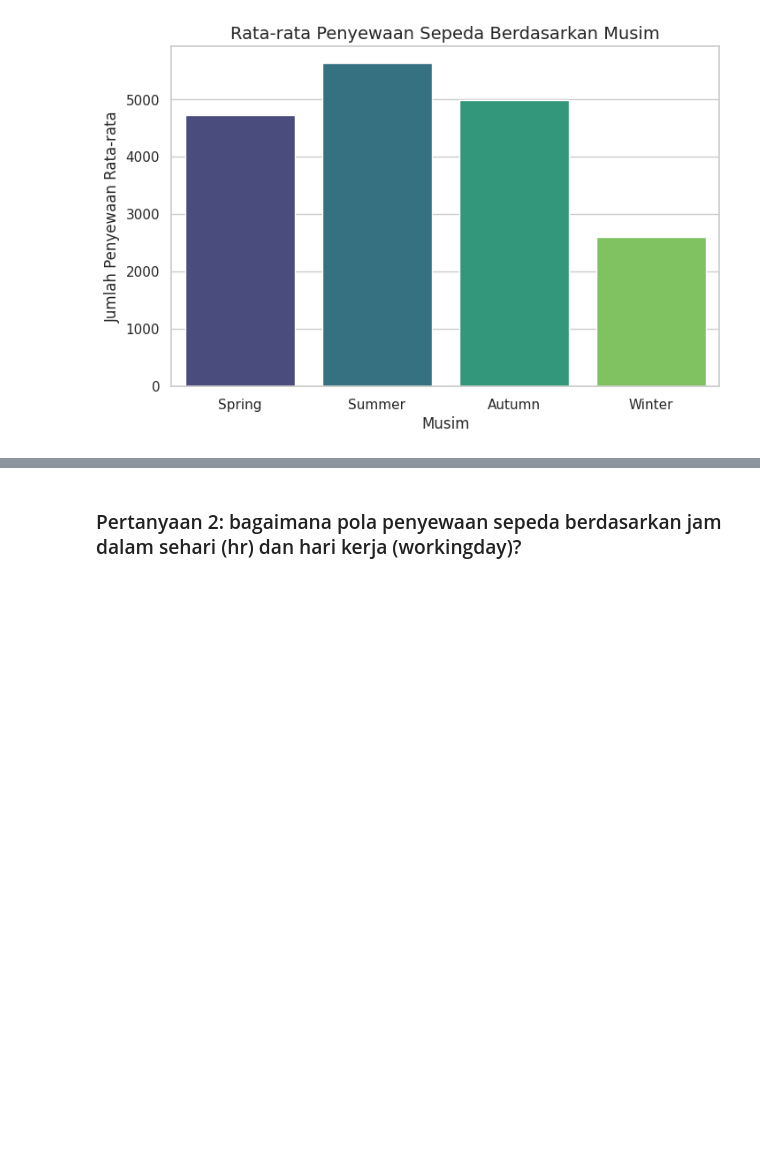
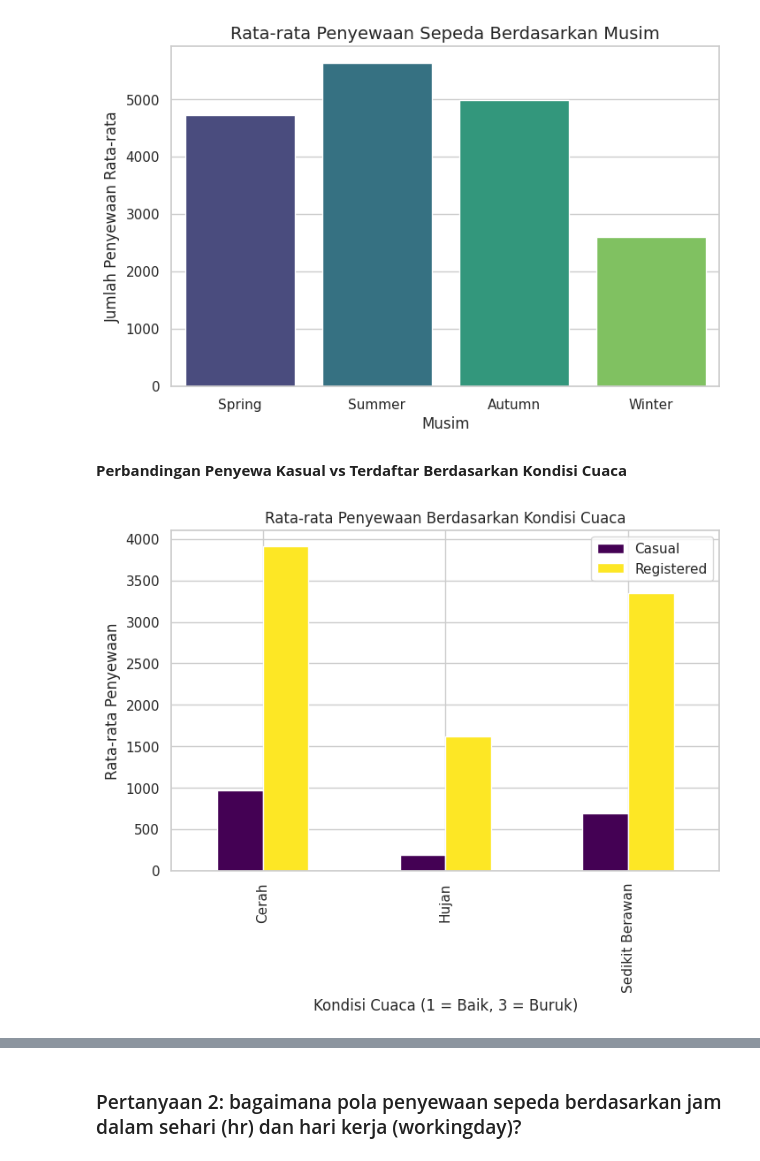
Before and after one commit to farhanzibran/Bike-Rental-Analysis, a Jupyter notebook: notebook.ipynb, the cells around one changed output, grey strips where cells are left out. Cells and saved outputs as stored; diff of their text form; code cells hidden in the pictures; blank space fills up the shorter version.

```diff
--- a/notebook.ipynb
+++ b/notebook.ipynb
@@ -526,3 +675,14 @@ plt.legend([], [], frameon=False)  # Menghilangkan legend jika tidak diperlukan
 plt.show()
 # %% [output]
 [figure]
+# %% [markdown]
+**Perbandingan Penyewa Kasual vs Terdaftar Berdasarkan Kondisi Cuaca**
+# %%
+weather_group.plot(kind='bar', figsize=(8, 5), colormap='viridis')
+plt.title('Rata-rata Penyewaan Berdasarkan Kondisi Cuaca')
+plt.xlabel('Kondisi Cuaca (1 = Baik, 3 = Buruk)')
+plt.ylabel('Rata-rata Penyewaan')
+plt.legend(['Casual', 'Registered'])
+plt.show()
+# %% [output]
+[figure, added]
```
Also changed, not shown: parts of 38 cells of this notebook.
